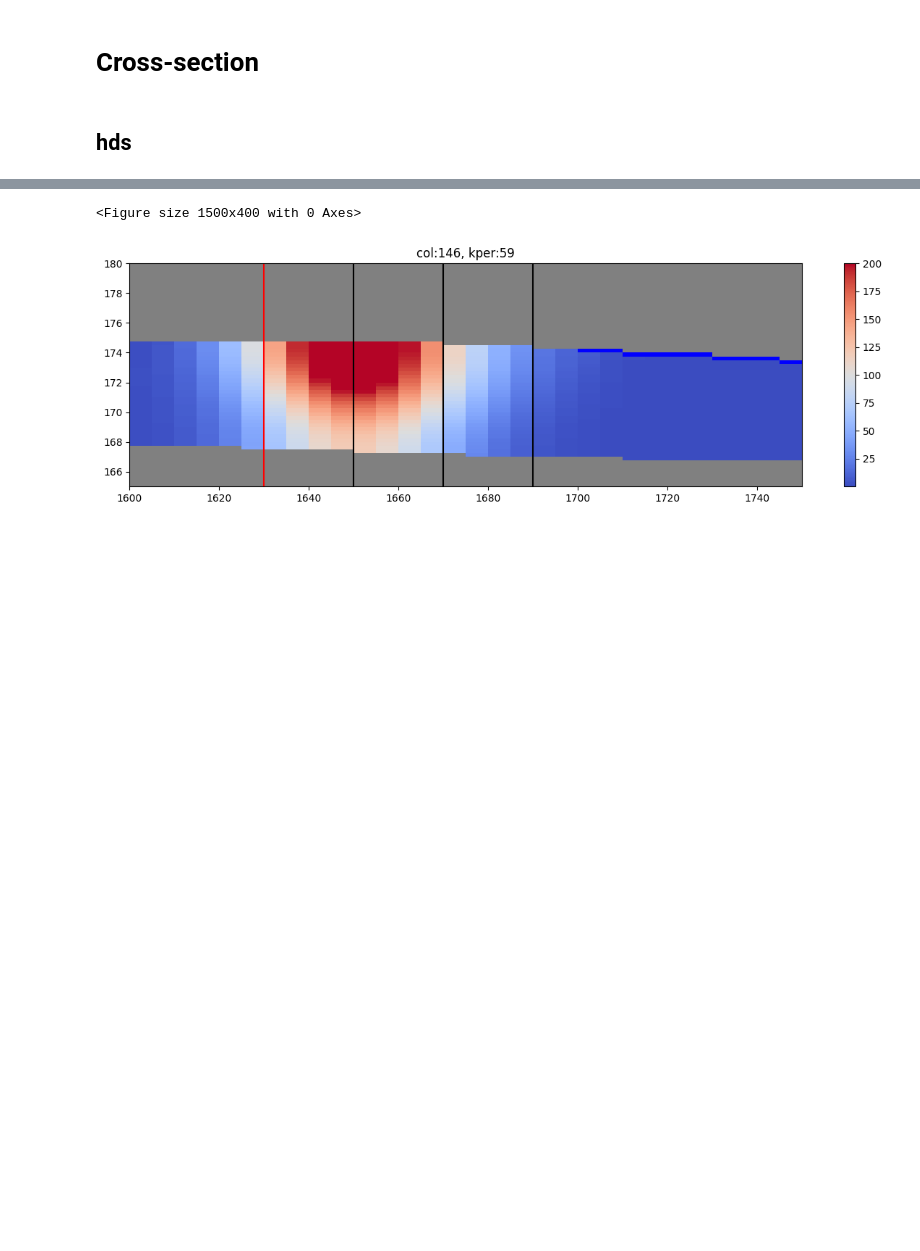
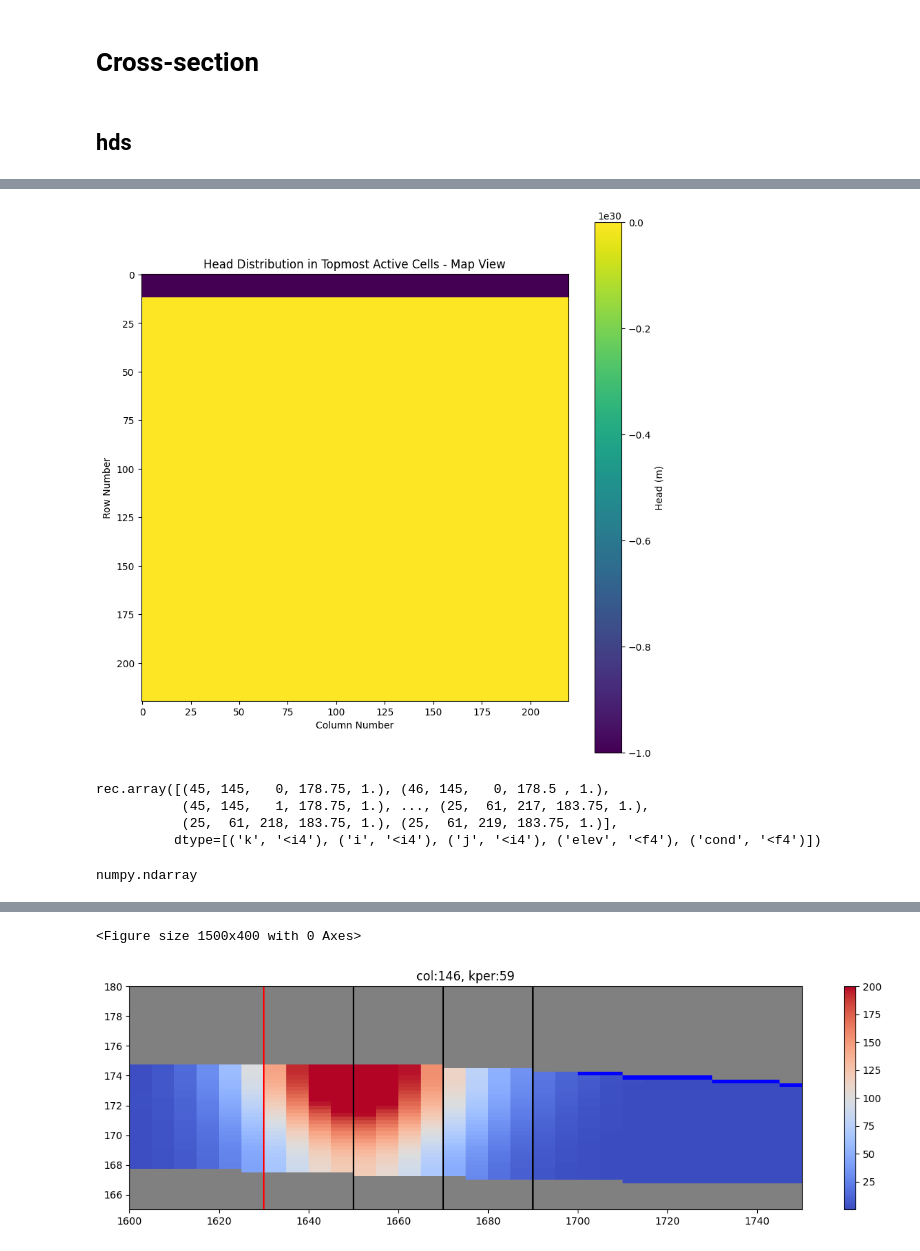
Before and after one commit to Shuyang-Wang/wasaga_model, a Jupyter notebook: wasaga_3d/plot_wasaga_3d.ipynb, the cells around one changed output, grey strips where cells are left out. Drawn from its saved outputs; the diff is of its cells as text; code cells hidden in the pictures; blank space fills up the shorter version.

```diff
--- a/wasaga_3d/plot_wasaga_3d.ipynb
+++ b/wasaga_3d/plot_wasaga_3d.ipynb
@@ -310,0 +335,49 @@ open_file(model_ws)
+# %%
+import numpy as np
+import matplotlib.pyplot as plt
+import flopy
+
+# Load the head file
+headobj = flopy.utils.binaryfile.HeadFile(model_ws / 'example_model.hds')
+
+# Get head data for the last time step for all layers
+head_all = headobj.get_data(totim=headobj.get_times()[-1])
+
+# Initialize an array to hold the top cell head data with the same spatial dimensions (rows and columns)
+top_cell_head = np.full((head_all.shape[1], head_all.shape[2]), np.nan)
+
+# Define the value used to indicate inactive cells
+inactive_value = 1e30
+
+# Iterate over each cell in the grid
+for row in range(head_all.shape[1]):
+    for col in range(head_all.shape[2]):
+        # Iterate from the top layer down to find the topmost cell with valid head data
+        for lay in range(head_all.shape[0]):
+            head_value = head_all[lay, row, col]
+            # Check if the head value is valid and not equal to the inactive cell value
+            if head_value != inactive_value:
+                top_cell_head[row, col] = head_value
+                break  # Stop after finding the first valid head value from the top
+
+# Plot the head data for the topmost cell with valid head data in map view
+plt.figure(figsize=(10, 10))
+plt.imshow(top_cell_head, interpolation='nearest', cmap='viridis')
+plt.colorbar(label='Head (m)')
+plt.title('Head Distribution in Topmost Active Cells - Map View')
+plt.xlabel('Column Number')
+plt.ylabel('Row Number')
+plt.show()
+# %% [output]
+[figure, added]
+# %%
+model.drn.stress_period_data[0]
+# %% [output]
+rec.array([(45, 145,   0, 178.75, 1.), (46, 145,   0, 178.5 , 1.),
+           (45, 145,   1, 178.75, 1.), ..., (25,  61, 217, 183.75, 1.),
+           (25,  61, 218, 183.75, 1.), (25,  61, 219, 183.75, 1.)],
+          dtype=[('k', '<i4'), ('i', '<i4'), ('j', '<i4'), ('elev', '<f4'), ('cond', '<f4')])
+# %%
+type(drain_data)
+# %% [output]
+numpy.ndarray
```
Also changed, not shown: parts of 10 cells of this notebook, 2 other files.
